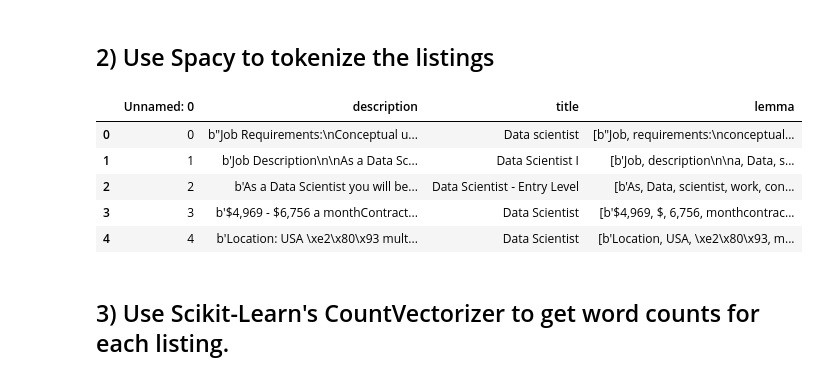
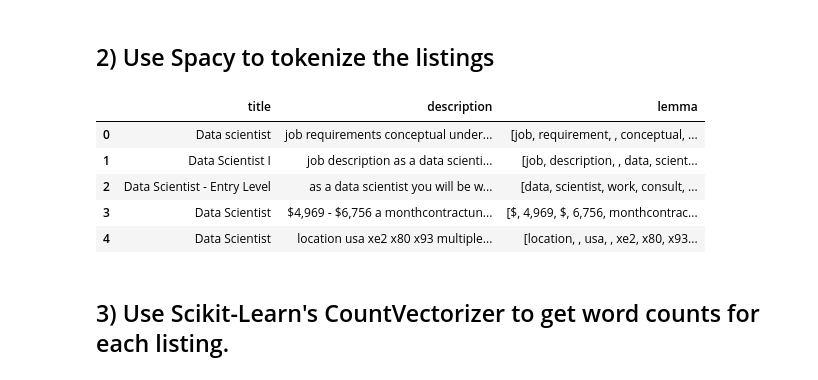
Before and after one commit to xpandalord/DS-Unit-4-Sprint-1-NLP, a Jupyter notebook: module2-vector-representations/LS_DS_412_Vector_Representations_Assignment.ipynb, the cells around one changed output. Saved outputs shown, nothing was run; the diff lists cells and outputs as text; code cells hidden in the pictures.

```diff
--- a/module2-vector-representations/LS_DS_412_Vector_Representations_Assignment.ipynb
+++ b/module2-vector-representations/LS_DS_412_Vector_Representations_Assignment.ipynb
@@ -22,9 +22,9 @@ You have `job_listings.csv` in the data folder for this module. The text data in
 # %%
 from bs4 import BeautifulSoup
 import requests
-
+url = './data/job_listings.csv'
 ##### Your Code Here #####
-df = pd.read_csv('./data/job_listings.csv')
+df = pd.read_csv(url)
 df.head()
 # %% [output]
 |  | Unnamed: 0 | description | title |
@@ -33,10 +33,3 @@ df.head()
 | 2 | 2 | b'<div><p>As a Data Scientist you... | Data Scientist - Entry Level |
 | 3 | 3 | b'<div class="jobsearch-JobMetada... | Data Scientist |
 | 4 | 4 | b'<ul><li>Location: USA \xe2\x80\... | Data Scientist |
-# %%
-descript = []
-for text in df['description']:
-    soup = BeautifulSoup(text, 'html.parser')
-    descript.append(soup.get_text())
-df['description'] = descript
-df.head()
@@ -49,0 +36,11 @@ df.head()
+# %%
+def drink_soup(src):
+    soup = BeautifulSoup(src[2:-1], 'html.parser')
+    return (soup.text.lower()
+            .replace(':', ' ')
+            .replace('\\n', ' ')
+            .replace('\\', ' ')
+            .replace(', ', ' ')
+            .replace('/', ' ')
+            .lower()
+    )
@@ -49,0 +50,6 @@ df.head()
+# %%
+jobs = pd.read_csv(url)
+jobs = jobs.drop(columns=['Unnamed: 0'])
+jobs = jobs[['title', 'description']]
+jobs['description'] = jobs['description'].apply(drink_soup)
+jobs['description']
@@ -54,18 +73,18 @@ df.head()
 nlp = spacy.load("en_core_web_lg")
 # %%
 lemma = []
-for text in df['description']:
+for text in jobs['description']:
     doc = nlp(text)
     lemma.append([token.lemma_ for token in doc if (token.is_stop != True) and (token.is_punct != True)])
-df['lemma'] = lemma
-df.head()
+jobs['lemma'] = lemma
+jobs.head()
 # %% [output]
-|  | Unnamed: 0 | description | title | lemma |
-| 0 | 0 | b"Job Requirements:\nConceptual u... | Data scientist | [b"Job, requirements:\nconceptual... |
-| 1 | 1 | b'Job Description\n\nAs a Data Sc... | Data Scientist I | [b'Job, description\n\na, Data, s... |
-| 2 | 2 | b'As a Data Scientist you will be... | Data Scientist - Entry Level | [b'As, Data, scientist, work, con... |
-| 3 | 3 | b'$4,969 - $6,756 a monthContract... | Data Scientist | [b'$4,969, $, 6,756, monthcontrac... |
-| 4 | 4 | b'Location: USA \xe2\x80\x93 mult... | Data Scientist | [b'Location, USA, \xe2\x80\x93, m... |
+|  | title | description | lemma |
+| 0 | Data scientist | job requirements conceptual under... | [job, requirement, , conceptual, ... |
+| 1 | Data Scientist I | job description as a data scienti... | [job, description, , data, scient... |
+| 2 | Data Scientist - Entry Level | as a data scientist you will be w... | [data, scientist, work, consult, ... |
+| 3 | Data Scientist | $4,969 - $6,756 a monthcontractun... | [$, 4,969, $, 6,756, monthcontrac... |
+| 4 | Data Scientist | location usa xe2 x80 x93 multiple... | [location, , usa, , xe2, x80, x93... |
 # %% [markdown]
 ## 3) Use Scikit-Learn's CountVectorizer to get word counts for each listing.
 # %%
```
Also changed, not shown: parts of 22 cells of this notebook, 2 other files.
